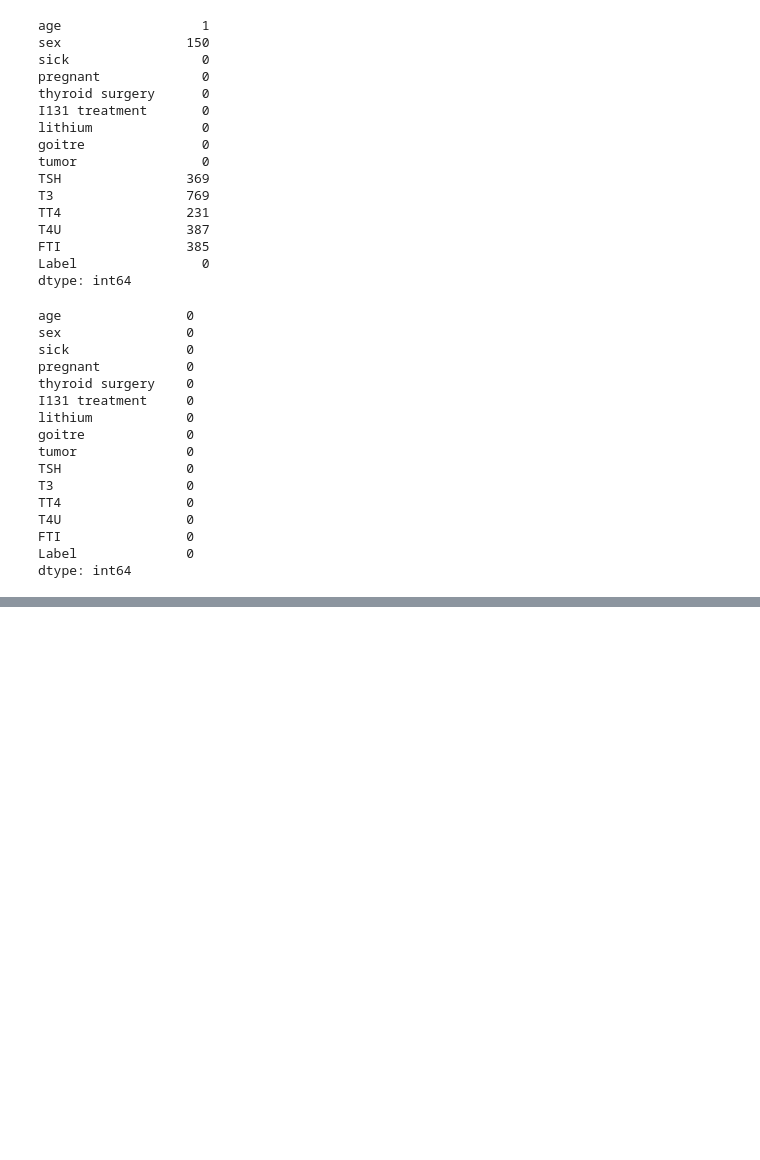
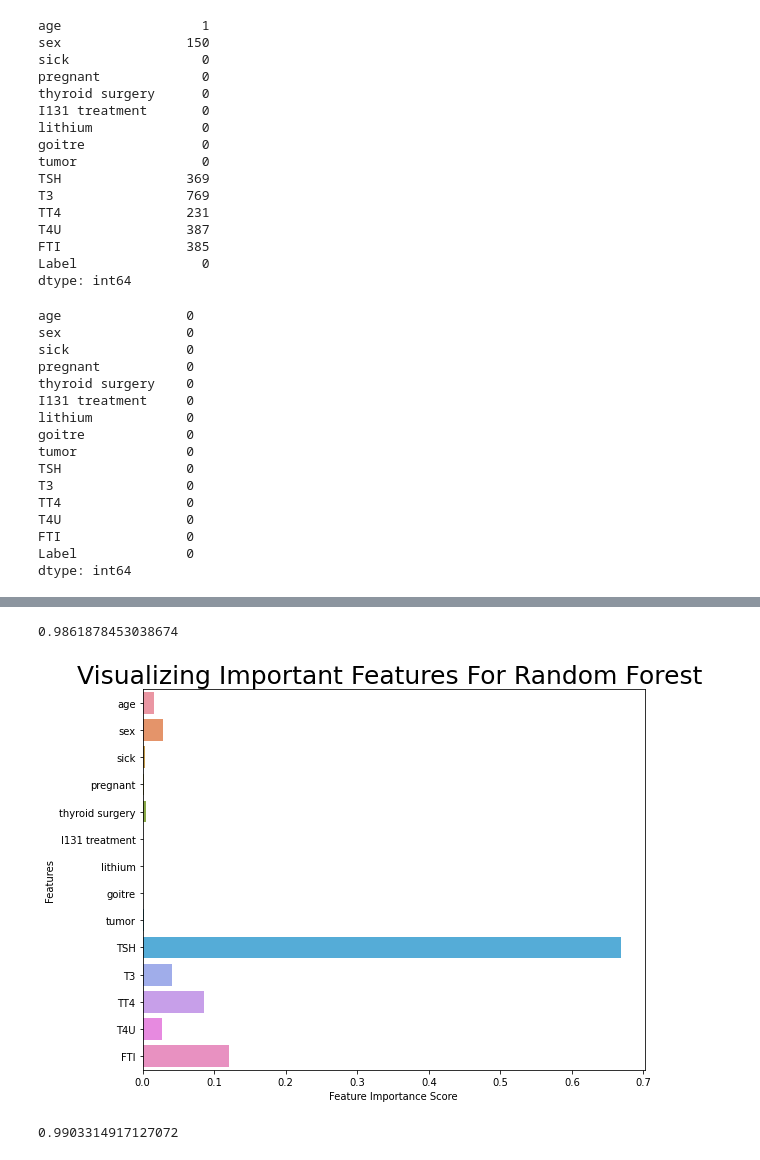
Before and after one commit to RITHUCSE/thyroid_classification, a Jupyter notebook: thyroid_classification.ipynb, the cells around one changed output, grey strips where cells are left out. Saved outputs shown, nothing was run; the diff lists cells and outputs as text; code cells hidden in the pictures; blank space fills up the shorter version.

Commit message:
Building Models

```diff
--- a/thyroid_classification.ipynb
+++ b/thyroid_classification.ipynb
@@ -217,0 +229,4 @@ plt.legend();
+# %%
+smote = SMOTE(random_state=11)
+
+x_smote, y_smote = smote.fit_resample(X_train, y_train)
@@ -217,0 +241,5 @@ plt.legend();
+# %%
+scalr = MinMaxScaler()
+x_smote.TT4 = scalr.fit_transform(x_smote[['TT4']])
+x_smote.age = scalr.fit_transform(x_smote[['age']])
+x_smote.FTI = scalr.fit_transform(x_smote[['FTI']])
@@ -217,0 +252,10 @@ plt.legend();
+# %%
+models = {
+    LogisticRegression(max_iter=500):'Logistic Regression',
+    SVC():"Support Vector Machine",
+    RandomForestClassifier():'Random Forest'
+}
+for m in models.keys():
+    m.fit(x_smote,y_smote)
+for model,name in models.items():
+     print(f"Accuracy Score for {name} is : ",model.score(X_test,y_test)*100,"%")
@@ -217,0 +296,16 @@ plt.legend();
+# %%
+rf = RandomForestClassifier()
+rf.fit(x_smote,y_smote)
+rf.score(X_test,y_test)
+# %% [output]
+0.9861878453038674
+# %%
+plt.figure(figsize=(9,7))
+feature_imp1 = rf.feature_importances_
+sns.barplot(x=feature_imp1, y=X.columns)
+plt.xlabel('Feature Importance Score')
+plt.ylabel('Features')
+plt.title("Visualizing Important Features For Random Forest ",{'fontsize':25})
+plt.show();
+# %% [output]
+[figure, added]
@@ -217,0 +317,6 @@ plt.legend();
+# %%
+new_rf = RandomForestClassifier()
+new_rf.fit(x_smote,y_smote)
+new_rf.score(X_test,y_test)
+# %% [output]
+0.9903314917127072
```
Also changed, not shown: parts of 42 cells of this notebook.
